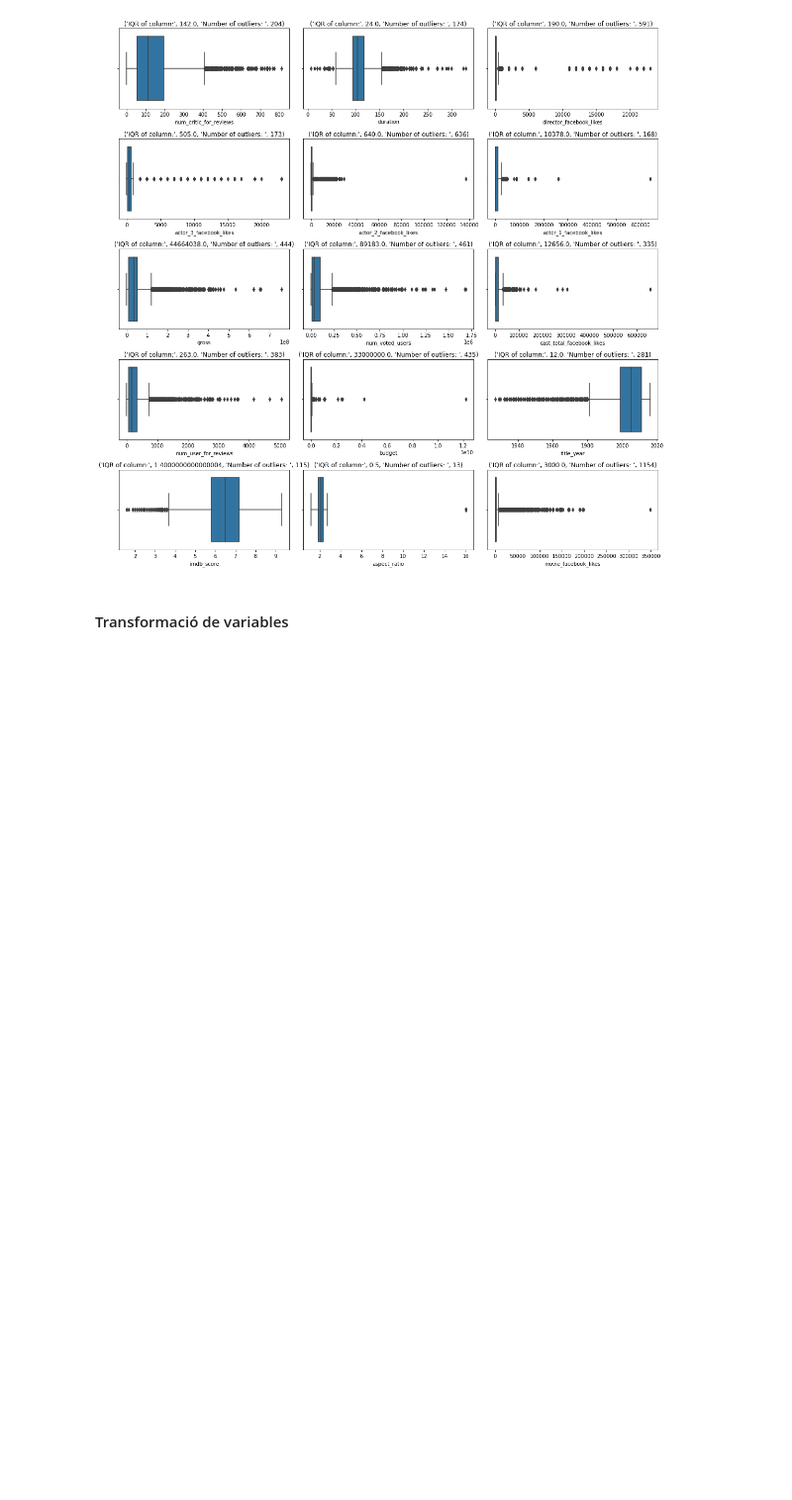
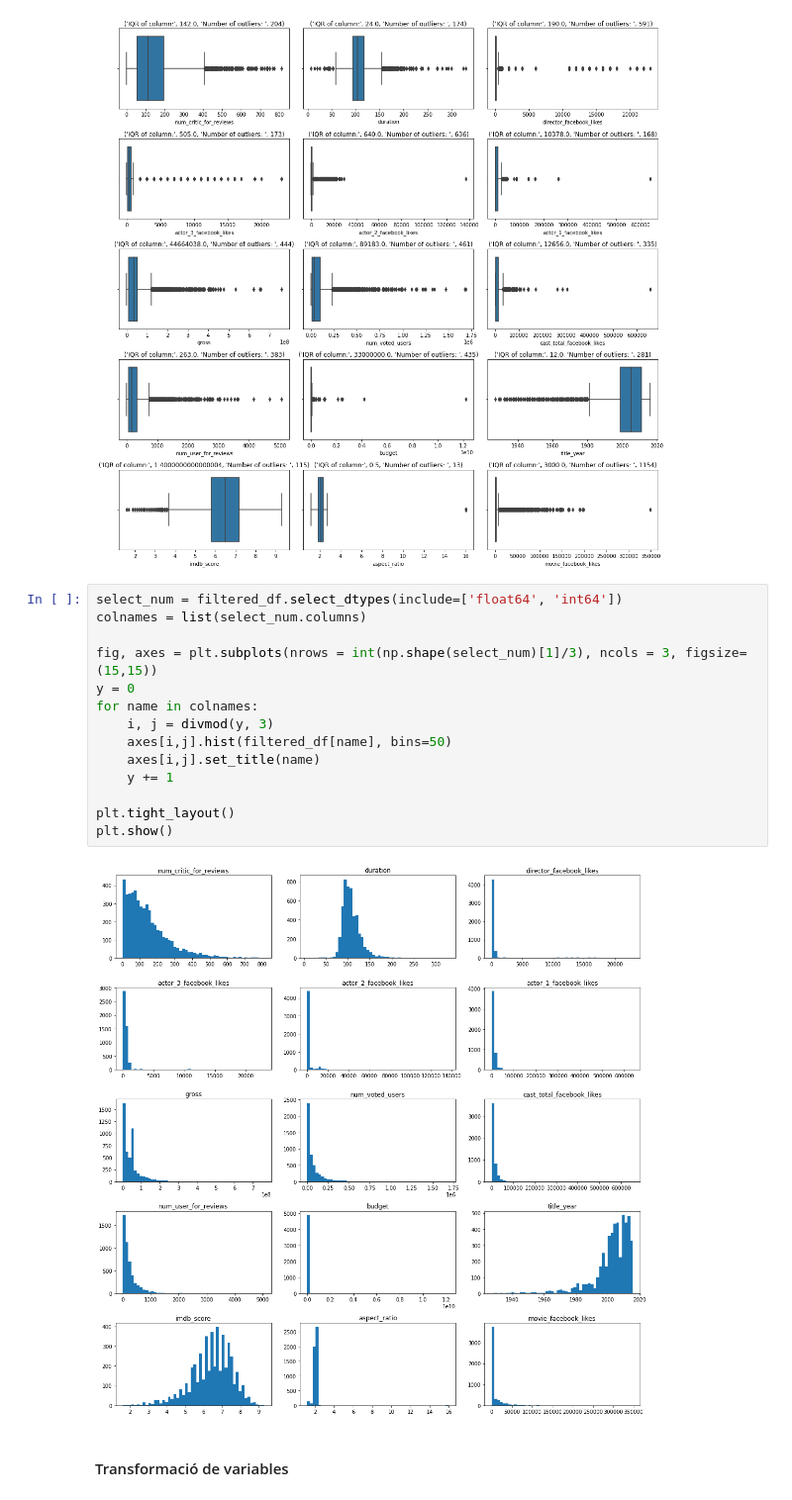
Before and after one commit to sgalan/Practica2-Neteja, a Jupyter notebook: Pràctica2-Neteja.ipynb, the cells around one changed output. Shown: that part at 99% size. Saved outputs shown, nothing was run; the diff lists cells and outputs as text; blank space fills up the shorter version.

```diff
--- a/Pràctica2-Neteja.ipynb
+++ b/Pràctica2-Neteja.ipynb
@@ -205,6 +204,22 @@ plt.tight_layout()
 plt.show()
 # %% [output]
 [figure]
+# %%
+select_num = filtered_df.select_dtypes(include=['float64', 'int64'])
+colnames = list(select_num.columns)
+
+fig, axes = plt.subplots(nrows = int(np.shape(select_num)[1]/3), ncols = 3, figsize=(15,15))
+y = 0
+for name in colnames:
+    i, j = divmod(y, 3)
+    axes[i,j].hist(filtered_df[name], bins=50)
+    axes[i,j].set_title(name)
+    y += 1
+
+plt.tight_layout()
+plt.show()
+# %% [output]
+[figure, added]
 # %% [markdown]
 #### Transformació de variables <a class="anchor" id="transformació_de_variables"></a>
 # %% [markdown]
```
Also changed, not shown: parts of 38 cells of this notebook.
